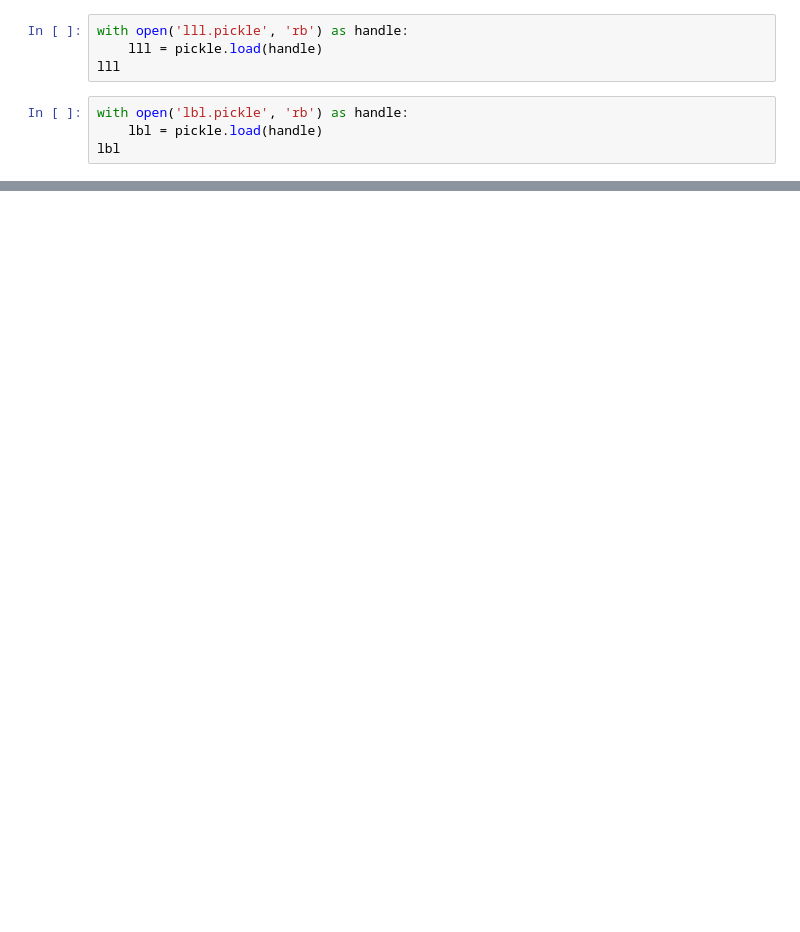
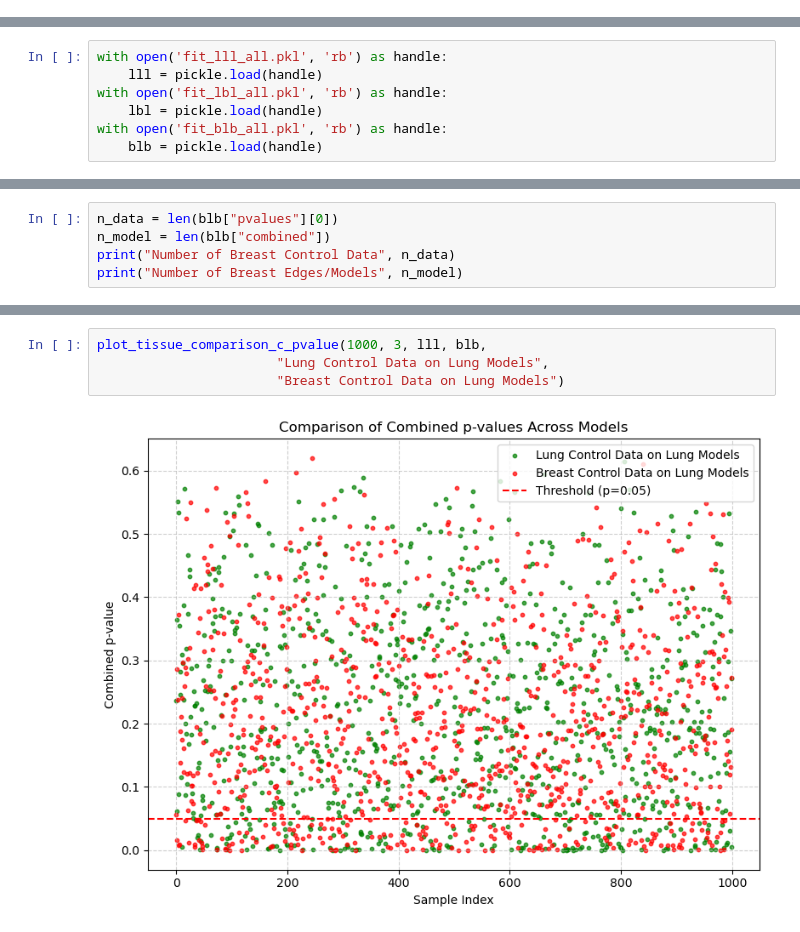
Before and after one commit to julkuhn/DysRegNet_package, a Jupyter notebook: analyse_model_load.ipynb, the cells around one changed output, grey strips where cells are left out. Drawn from its saved outputs; the diff is of its cells as text; blank space fills up the shorter version.

Commit message:
graphs created

```diff
--- a/analyse_model_load.ipynb
+++ b/analyse_model_load.ipynb
@@ -26,8 +0,0 @@ blb
-# %%
-with open('lll.pickle', 'rb') as handle:
-    lll = pickle.load(handle)
-lll
-# %%
-with open('lbl.pickle', 'rb') as handle:
-    lbl = pickle.load(handle)
-lbl
@@ -152,0 +8,7 @@ KeyError: "None of [Index([    0,     1,     2,     3,     4,     5,     6,
+# %%
+with open('fit_lll_all.pkl', 'rb') as handle:
+    lll = pickle.load(handle)
+with open('fit_lbl_all.pkl', 'rb') as handle:
+    lbl = pickle.load(handle)
+with open('fit_blb_all.pkl', 'rb') as handle:
+    blb = pickle.load(handle)
@@ -152,0 +23,5 @@ KeyError: "None of [Index([    0,     1,     2,     3,     4,     5,     6,
+# %%
+n_data = len(blb["pvalues"][0])
+n_model = len(blb["combined"])
+print("Number of Breast Control Data", n_data)
+print("Number of Breast Edges/Models", n_model)
@@ -152,0 +73,6 @@ KeyError: "None of [Index([    0,     1,     2,     3,     4,     5,     6,
+# %%
+plot_tissue_comparison_c_pvalue(1000, 3, lll, blb,
+                       "Lung Control Data on Lung Models",
+                       "Breast Control Data on Lung Models")
+# %% [output]
+[figure, added]
```
Also changed, not shown: parts of 17 cells of this notebook, 2 other files.
